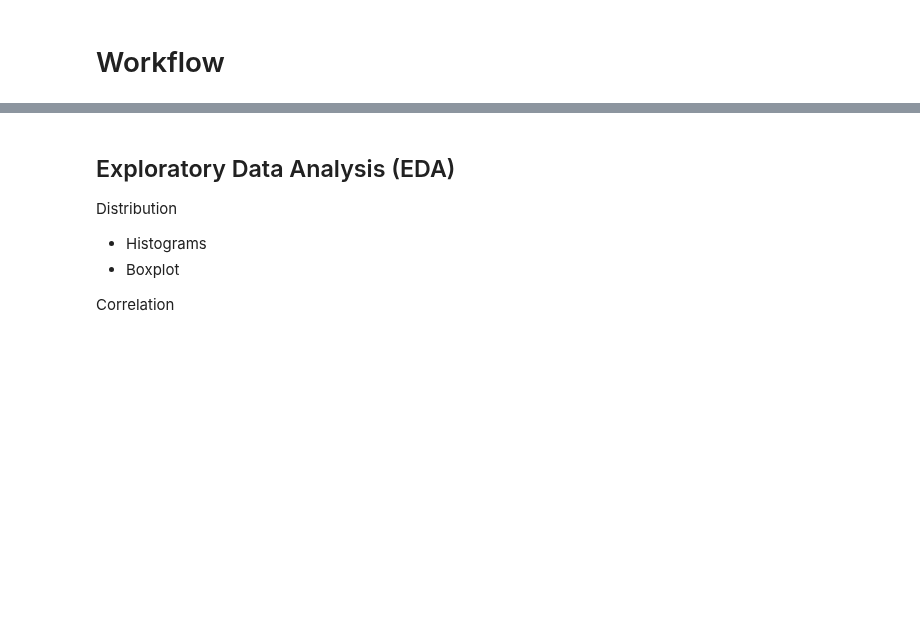
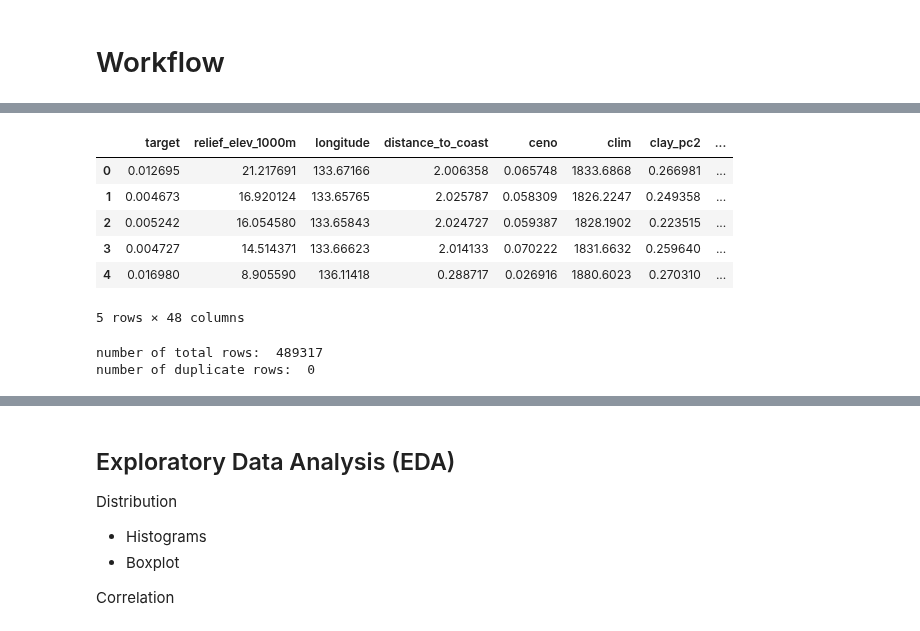
Before and after one commit to sheecegardezi/uncoverml, a Jupyter notebook: notebook/Workflow.ipynb, the cells around one changed output, grey strips where cells are left out. Saved outputs shown, nothing was run; the diff lists cells and outputs as text; code cells hidden in the pictures; blank space fills up the shorter version.

```diff
--- a/notebook/Workflow.ipynb
+++ b/notebook/Workflow.ipynb
@@ -7,0 +16,3 @@
+# %%
+input_file = Path("../data/formated_dataset.csv")
+df = pd.read_csv(input_file)
@@ -7,0 +51,66 @@
+# %%
+df = df.rename(columns={'relief_elev_focalrange1000m_3s':'relief_elev_1000m',
+'LONGITUDE_GRID1_clip':'longitude',
+'LOC_distance_to_coast':'distance_to_coast',
+'ceno_euc_aust1':'ceno',
+'clim_EPA_albers':'clim',
+'be-30y-85m-avg-CLAY-PC2.filled.lzw.nodata':'clay_pc2',
+'relief_roughness':'relief_roughness',
+'be-30y-85m-avg-ND-RED-BLUE.filled.lzw.nodata':'red_blue',
+'be-30y-85m-avg-ND-SWIR1-SWIR2.filled.lzw.nodata':'swir1_swir2',
+'dem_fill':'dem_fill',
+'Dose_2016':'dose',
+'be-30y-85m-avg-GREEN.filled.lzw.nodata':'green',
+'be-30y-85m-avg_BLUE+SWIR2':'blue_swir2',
+'be-30y-85m-avg-SWIR1.filled.lzw.nodata':'swir1',
+'LATITUDE_GRID1_clip':'latitude',
+'Potassium_2016':'potassium',
+'Clim_Prescott_LindaGregory':'prescott',
+'relief_mrvbf_3s_mosaic':'mrvbf_mosaic',
+'Rad2016U_Th':'rad2016u_th',
+'mrvbf_9':'mrvbf',
+'be-30y-85m-avg-ND-SWIR1-NIR.filled.lzw.nodata':'swir1_nir',
+'slope_fill2':'slope_fill',
+'clim_RSM_albers':'clim',
+'3dem_mag2':'dem_mag',
+'relief_elev_focalrange300m_3s':'relief_elev_300m',
+'3dem_mag1_fin':'3dem_mag1_fin',
+'be-30y-85m-avg-ND-NIR-GREEN.filled.lzw.nodata':'nir_green',
+'clim_PTA_albers':'albers',
+'be-30y-85m-avg-RED.filled.lzw.nodata':'red',
+'be-30y-85m-avg-SWIR2.filled.lzw.nodata':'swir2',
+'3dem_mag0.fin':'dem_mag',
+'si_geol1':'si_geol',
+'national_Wii_RF_multirandomforest_prediction':'wii',
+'Thorium_2016':'thorium',
+'Grav_lane_clip':'grav_lane_clip',
+'be-l8-all-85m-avg-NIR.filled.lzw.nodata':'nir',
+'Rad2016K_Th':'rad2016k_th',
+'tpi_300':'tpi',
+'clim_WDA_albers':'clim_wda_albers',
+'be-l8-all-85m-avg-BLUE.filled.lzw.nodata':'blue',
+'s2-dpca-85m_1':'s2-dpca-85m_1',
+'s2-dpca-85m_2':'s2-dpca-85m_2',
+'s2-dpca-85m_3':'s2-dpca-85m_3',
+'water-85m_1':'water-85m_1',
+'water-85m_2':'water-85m_2',
+'water-85m_3':'water-85m_3',
+'saga_wetSM_85_reprojected':'water-85m_1'})
+df.head(5)
+# %% [output]
+|  | target | relief_elev_1000m | longitude | distance_to_coast | ceno | clim | clay_pc2 | ... |
+| 0 | 0.012695 | 21.217691 | 133.67166 | 2.006358 | 0.065748 | 1833.6868 | 0.266981 | ... |
+| 1 | 0.004673 | 16.920124 | 133.65765 | 2.025787 | 0.058309 | 1826.2247 | 0.249358 | ... |
+| 2 | 0.005242 | 16.054580 | 133.65843 | 2.024727 | 0.059387 | 1828.1902 | 0.223515 | ... |
+| 3 | 0.004727 | 14.514371 | 133.66623 | 2.014133 | 0.070222 | 1831.6632 | 0.259640 | ... |
+| 4 | 0.016980 | 8.905590 | 136.11418 | 0.288717 | 0.026916 | 1880.6023 | 0.270310 | ... |
+5 rows × 48 columns
+# %%
+# Total number of rows and columns
+rows = df.shape[0]
+print("number of total rows: ", rows)
+duplicate_rows_df = df.drop_duplicates()
+print("number of duplicate rows: ", rows - duplicate_rows_df.shape[0])
+# %% [output]
+number of total rows:  489317
+number of duplicate rows:  0
```
Also changed, not shown: parts of 12 cells of this notebook, 1 other file.
